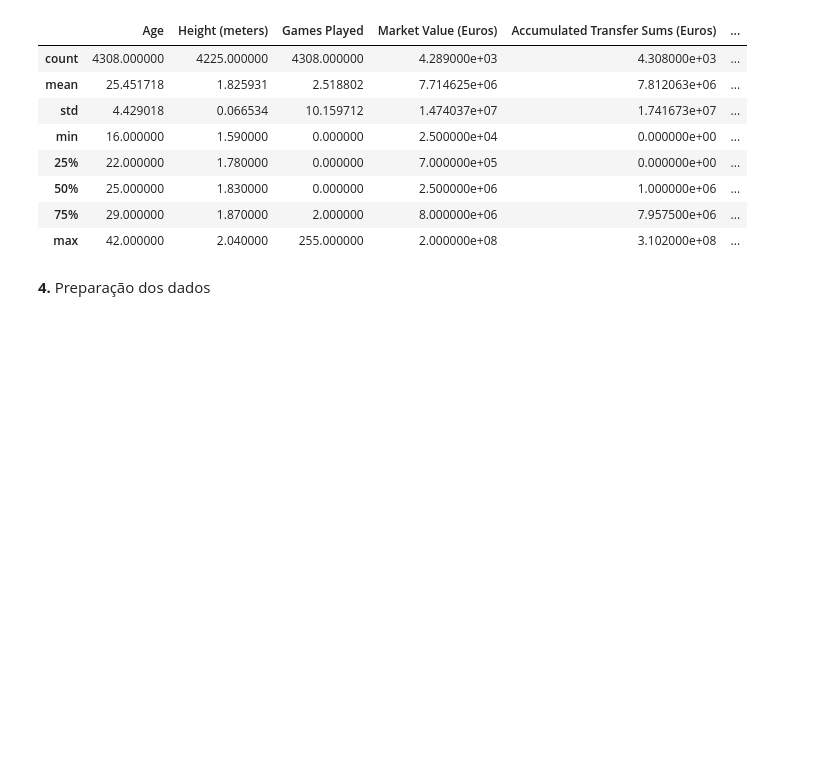
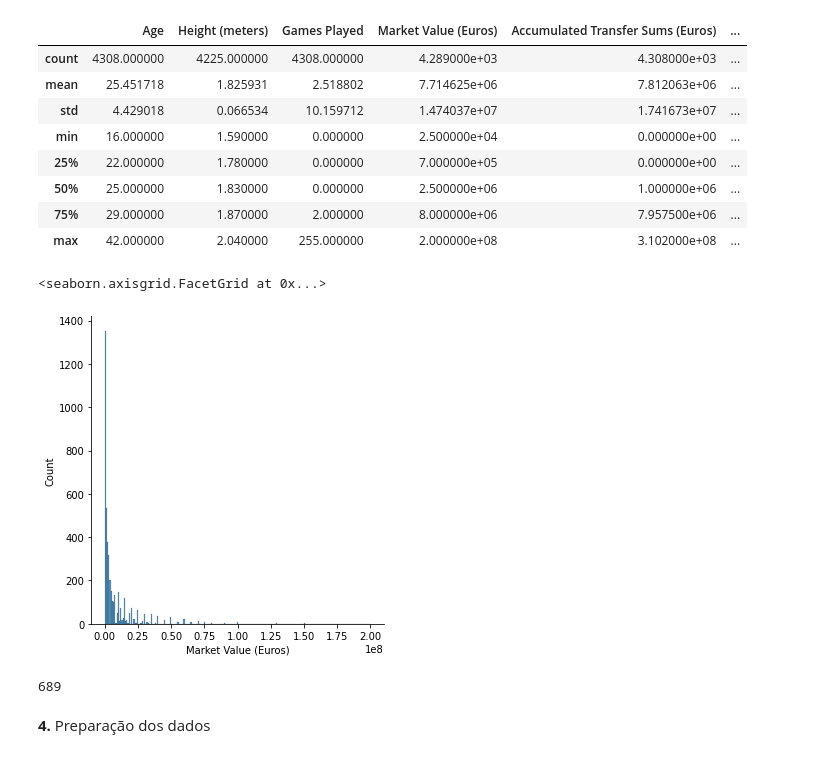
Before and after one commit to simaocunha71/machine_learning-daa, a Jupyter notebook: tarefa_grupo.ipynb, the cells around one changed output. Drawn from its saved outputs; the diff is of its cells as text; code cells hidden in the pictures; blank space fills up the shorter version.

```diff
--- a/tarefa_grupo.ipynb
+++ b/tarefa_grupo.ipynb
@@ -76,6 +76,15 @@ df.describe()
 | 50% | 25.000000 | 1.830000 | 0.000000 | 2.500000e+06 | 1.000000e+06 | ... |
 | 75% | 29.000000 | 1.870000 | 2.000000 | 8.000000e+06 | 7.957500e+06 | ... |
 | max | 42.000000 | 2.040000 | 255.000000 | 2.000000e+08 | 3.102000e+08 | ... |
+# %%
+sns.displot(df['Market Value (Euros)'])
+# %% [output]
+<seaborn.axisgrid.FacetGrid at 0x...>
+[figure, added]
+# %%
+df.Agent.isna().sum()
+# %% [output]
+689
 # %% [markdown]
 **4.** Preparação dos dados
 # %%
```
Also changed, not shown: parts of 22 cells of this notebook, 2 other files.
